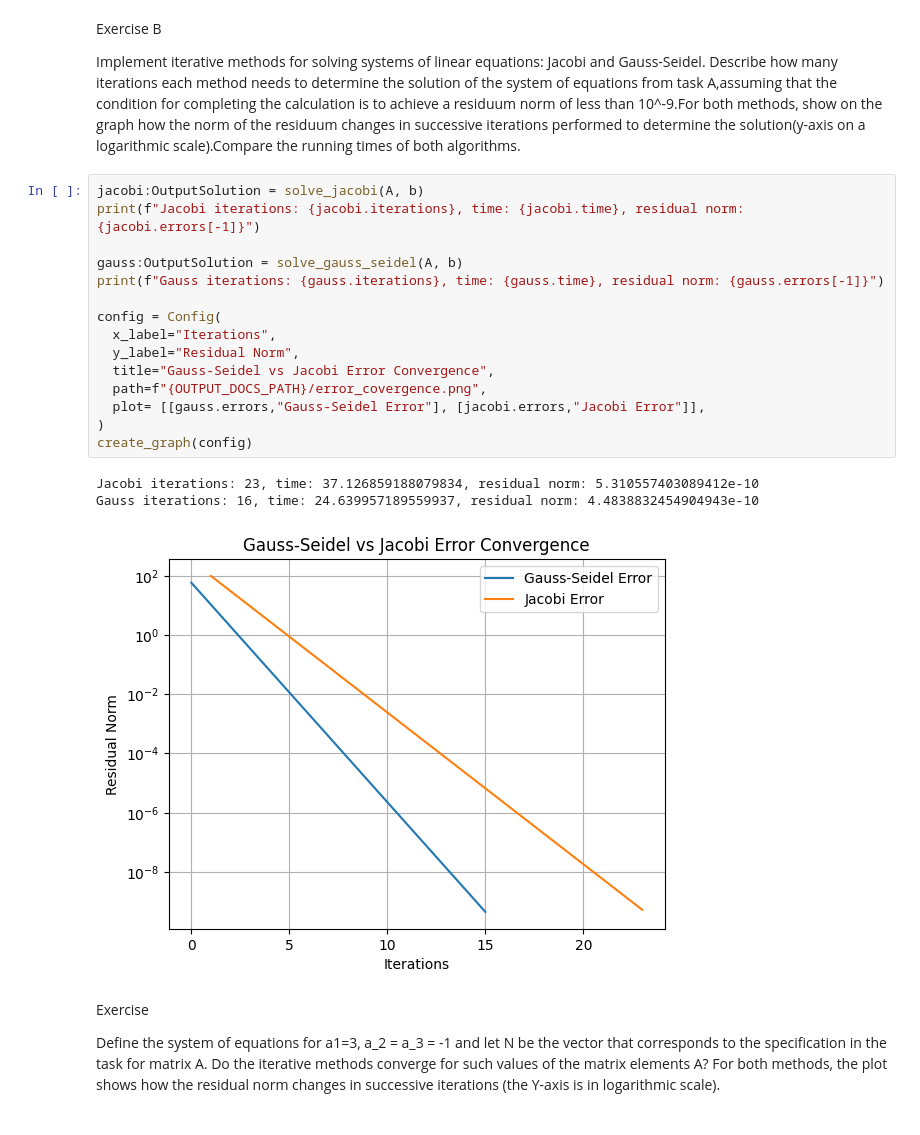
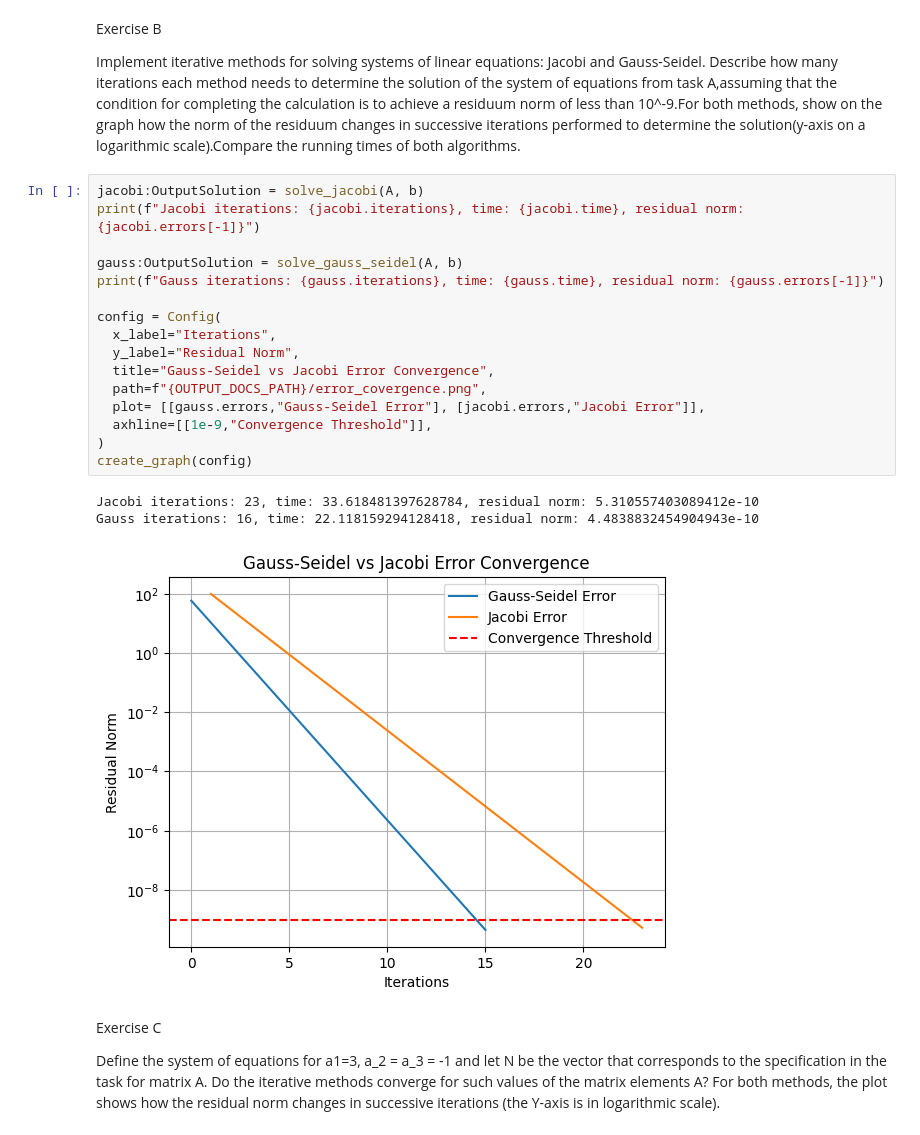
Before and after one commit to JakubBot/linear_equations, a Jupyter notebook: src/main.ipynb, the cells around one changed output. Drawn from its saved outputs; the diff is of its cells as text.

Commit message:
Add divergence and convergence threshold

```diff
--- a/src/main.ipynb
+++ b/src/main.ipynb
@@ -67,24 +67,25 @@ solution(y-axis on a logarithmic scale).Compare the running times of both algori
 # %%
 jacobi:OutputSolution = solve_jacobi(A, b)
 print(f"Jacobi iterations: {jacobi.iterations}, time: {jacobi.time}, residual norm: {jacobi.errors[-1]}")
 
 gauss:OutputSolution = solve_gauss_seidel(A, b)
 print(f"Gauss iterations: {gauss.iterations}, time: {gauss.time}, residual norm: {gauss.errors[-1]}")
 
 config = Config(
   x_label="Iterations",
   y_label="Residual Norm",
   title="Gauss-Seidel vs Jacobi Error Convergence",
   path=f"{OUTPUT_DOCS_PATH}/error_covergence.png",
   plot= [[gauss.errors,"Gauss-Seidel Error"], [jacobi.errors,"Jacobi Error"]],
+  axhline=[[1e-9,"Convergence Threshold"]],
 )
 create_graph(config)
 # %% [output]
-Jacobi iterations: 23, time: 37.126859188079834, residual norm: 5.310557403089412e-10
-Gauss iterations: 16, time: 24.639957189559937, residual norm: 4.4838832454904943e-10
+Jacobi iterations: 23, time: 33.618481397628784, residual norm: 5.310557403089412e-10
+Gauss iterations: 16, time: 22.118159294128418, residual norm: 4.4838832454904943e-10
-[figure, old version]
+[figure, new version]
 # %% [markdown]
-Exercise
+Exercise C
 
 Define the system of equations for a1=3,  a_2 = a_3 = -1 and let  N be the vector that corresponds to the specification in the task for matrix A. Do the iterative methods converge for such values of the matrix elements A? For both methods, the plot shows how the residual norm changes in successive iterations (the Y-axis is in logarithmic scale).
 # %%
```
Also changed, not shown: parts of 2 cells of this notebook, 5 other files.
